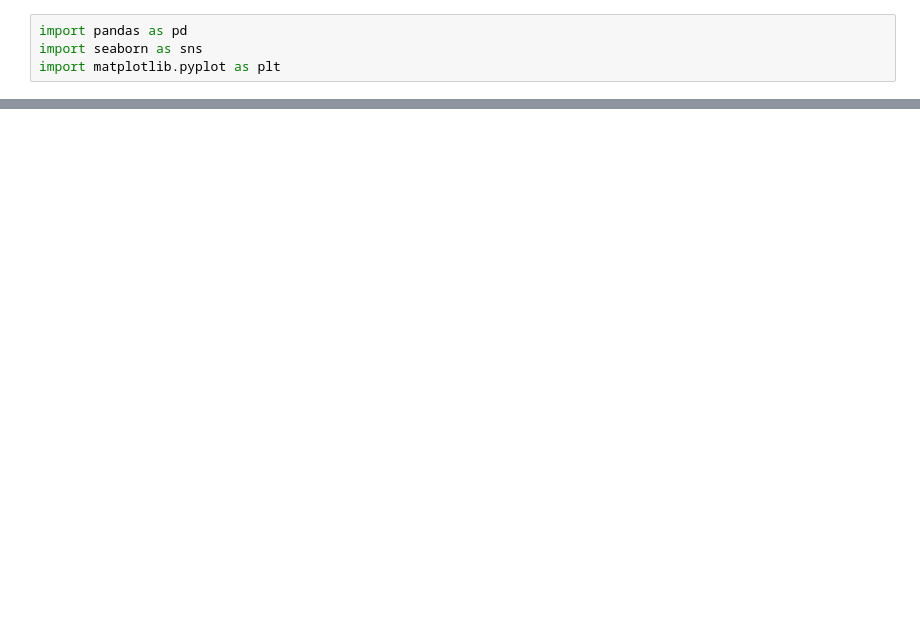
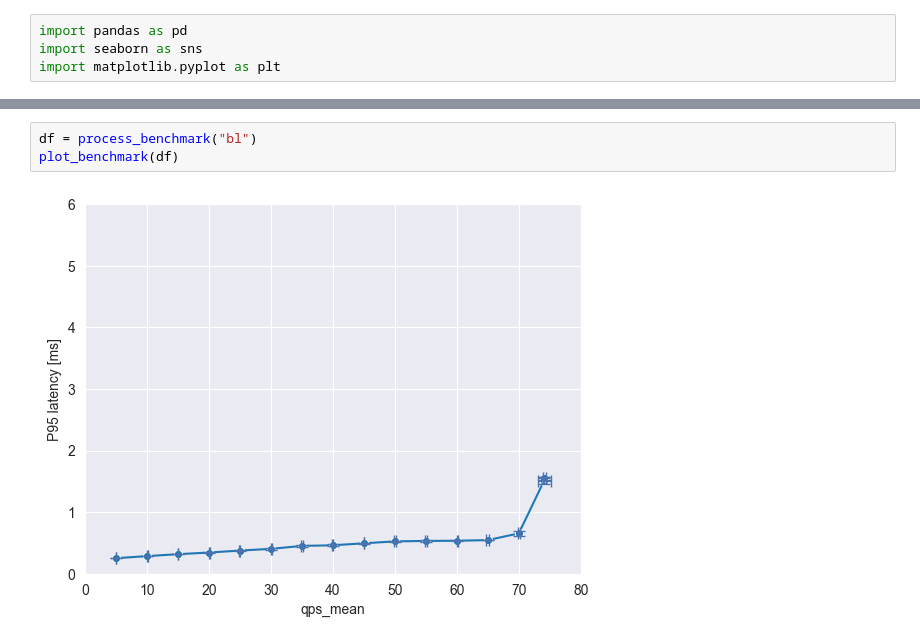
Before and after one commit to josflesan/cca-project, a Jupyter notebook: research/interference_plots.ipynb, the cells around one changed output, grey strips where cells are left out. Cells and saved outputs as stored; diff of their text form; blank space fills up the shorter version.

```diff
--- a/research/interference_plots.ipynb
+++ b/research/interference_plots.ipynb
@@ -24,0 +36,5 @@ plt.show()
+# %%
+df = process_benchmark("bl")
+plot_benchmark(df)
+# %% [output]
+[figure, added]
```
Also changed, not shown: parts of 5 cells of this notebook, 22 other files.
